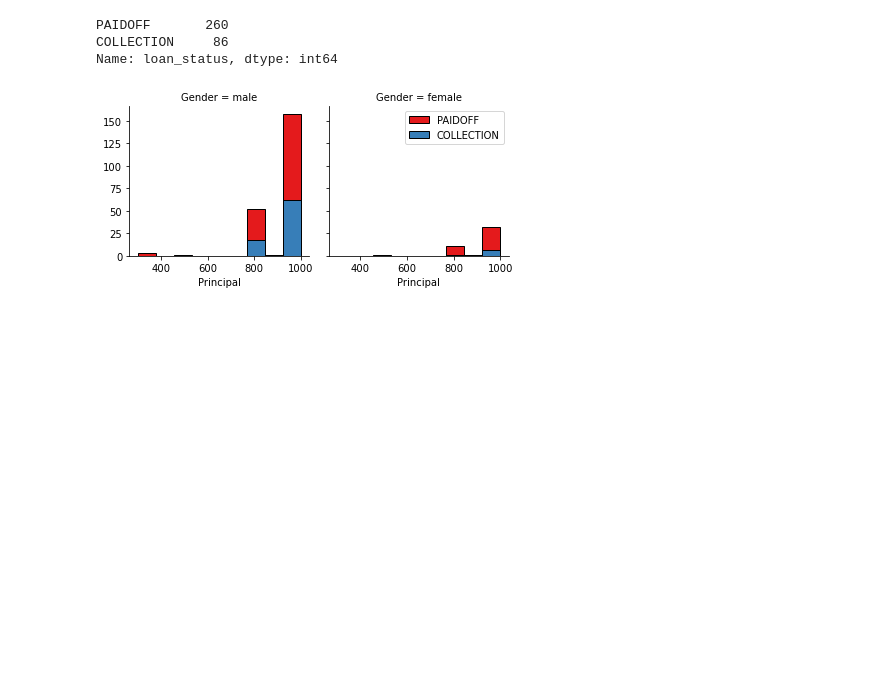
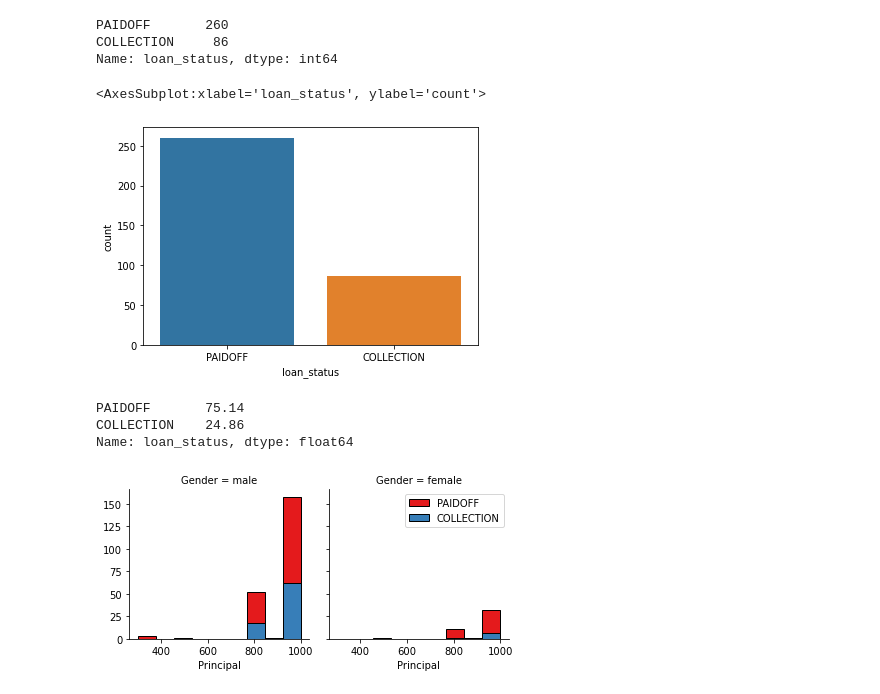
Before and after one commit to luishernand/Mis-proyectos-de-ML-por-tipo-Industrias, a Jupyter notebook: Sector Bancario-Seguros/Incumplimiento_prestamos/Load Prediction.ipynb, the cells around one changed output. Saved outputs shown, nothing was run; the diff lists cells and outputs as text; code cells hidden in the pictures; blank space fills up the shorter version.

```diff
--- a/Sector Bancario-Seguros/Incumplimiento_prestamos/Load Prediction.ipynb
+++ b/Sector Bancario-Seguros/Incumplimiento_prestamos/Load Prediction.ipynb
@@ -86,6 +86,17 @@ df['loan_status'].value_counts()
 PAIDOFF       260
 COLLECTION     86
 Name: loan_status, dtype: int64
+# %%
+sns.countplot(df['loan_status'], data = df)
+# %% [output]
+<AxesSubplot:xlabel='loan_status', ylabel='count'>
+[figure, added]
+# %%
+round(df['loan_status'].value_counts(normalize = True)*100,2)
+# %% [output]
+PAIDOFF       75.14
+COLLECTION    24.86
+Name: loan_status, dtype: float64
 # %%
 bins = np.linspace(df.Principal.min(), df.Principal.max(), 10)
 g =sns.FacetGrid(col = 'Gender', hue= 'loan_status', data = df, palette="Set1", col_wrap=2)
```
Also changed, not shown: parts of 12 cells of this notebook.
